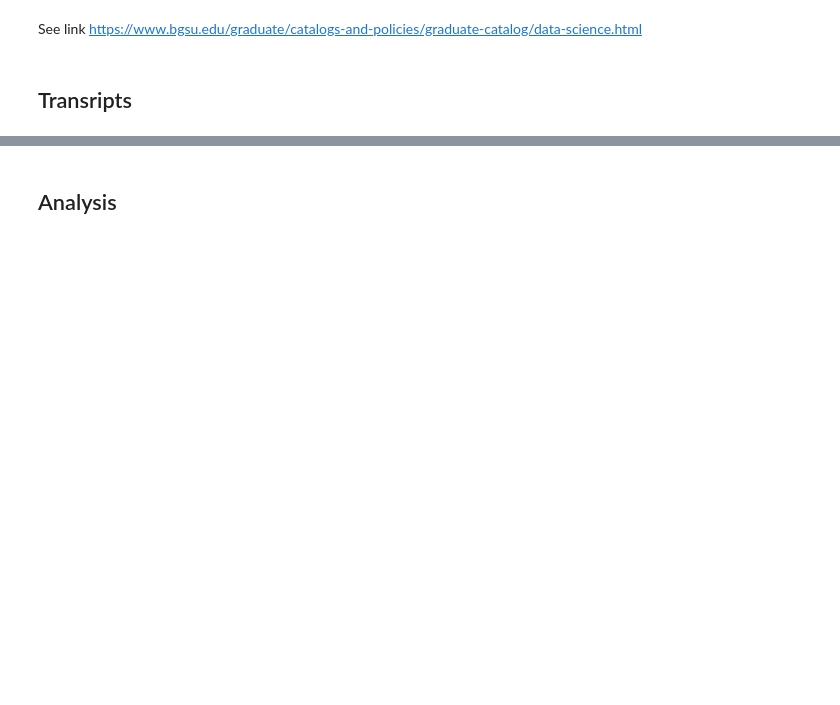
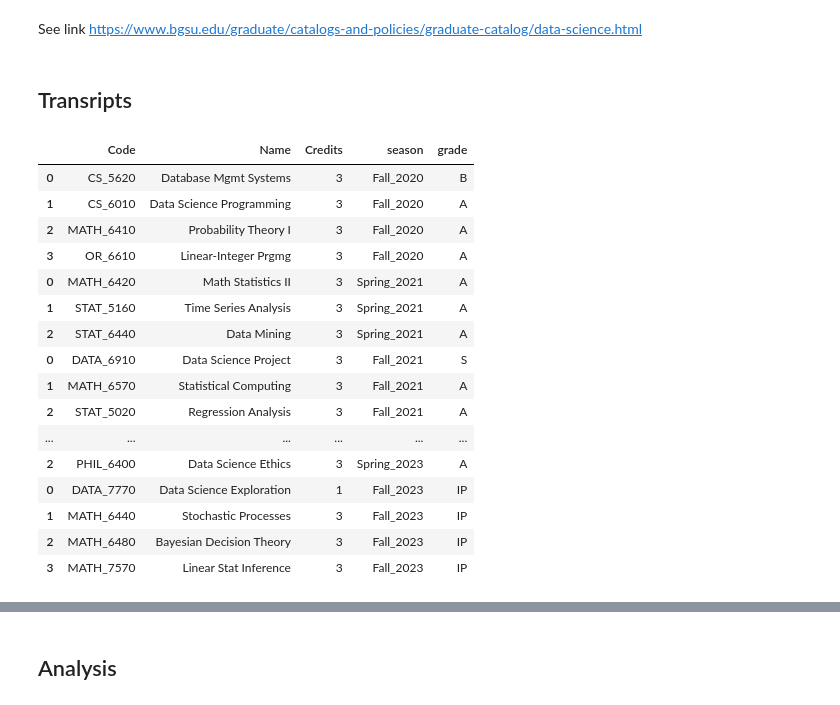
Before and after one commit to alexey-luchinsky/BGcourses, a Jupyter notebook: python/courses_progress.ipynb, the cells around one changed output, grey strips where cells are left out. Drawn from its saved outputs; the diff is of its cells as text; code cells hidden in the pictures; blank space fills up the shorter version.

```diff
--- a/python/courses_progress.ipynb
+++ b/python/courses_progress.ipynb
@@ -15,11 +6,14 @@ req.loc[15:46, "type"] = "electives"
 # %% [markdown]
 ## Transripts
 # %%
-def parse_transcript(F, name, old_req):
-    df =  [[
-        a.split()[0]+"_"+a.split()[1], a.split()[-2]
-    ] for a in F.splitlines() if len(a)>0]
+def parse_transcript(F, season):
+    df =  [{
+        "Code":aa.split()[0]+"_"+aa.split()[1],
+        "Name":" ".join(aa.split()[2:-4]),
+        "Credits":int(float(aa.split()[-4])),
+        "season":season,
+        "grade":aa.split()[-2]} for aa in F.splitlines() if len(aa)>3]
     df = pd.DataFrame(df)
-    df.columns = ["Code", name]
-    new_req = pd.merge(old_req, df, on="Code", how = "left")
-    return new_req
+    # df.columns = ["Code", name]
+
+    return df
@@ -77,0 +69,23 @@ req=parse_transcript(dat, "Fall_2023", old_req=req)
+# %%
+df = pd.DataFrame()
+for D in grades:
+    df = pd.concat([df, parse_transcript(D["data"], season=D["season"])])
+df
+# %% [output]
+|  | Code | Name | Credits | season | grade |
+| 0 | CS_5620 | Database Mgmt Systems | 3 | Fall_2020 | B |
+| 1 | CS_6010 | Data Science Programming | 3 | Fall_2020 | A |
+| 2 | MATH_6410 | Probability Theory I | 3 | Fall_2020 | A |
+| 3 | OR_6610 | Linear-Integer Prgmg | 3 | Fall_2020 | A |
+| 0 | MATH_6420 | Math Statistics II | 3 | Spring_2021 | A |
+| 1 | STAT_5160 | Time Series Analysis | 3 | Spring_2021 | A |
+| 2 | STAT_6440 | Data Mining | 3 | Spring_2021 | A |
+| 0 | DATA_6910 | Data Science Project | 3 | Fall_2021 | S |
+| 1 | MATH_6570 | Statistical Computing | 3 | Fall_2021 | A |
+| 2 | STAT_5020 | Regression Analysis | 3 | Fall_2021 | A |
+| ... | ... | ... | ... | ... | ... |
+| 2 | PHIL_6400 | Data Science Ethics | 3 | Spring_2023 | A |
+| 0 | DATA_7770 | Data Science Exploration | 1 | Fall_2023 | IP |
+| 1 | MATH_6440 | Stochastic Processes | 3 | Fall_2023 | IP |
+| 2 | MATH_6480 | Bayesian Decision Theory | 3 | Fall_2023 | IP |
+| 3 | MATH_7570 | Linear Stat Inference | 3 | Fall_2023 | IP |
```
Also changed, not shown: parts of 36 cells of this notebook, 4 other files.
